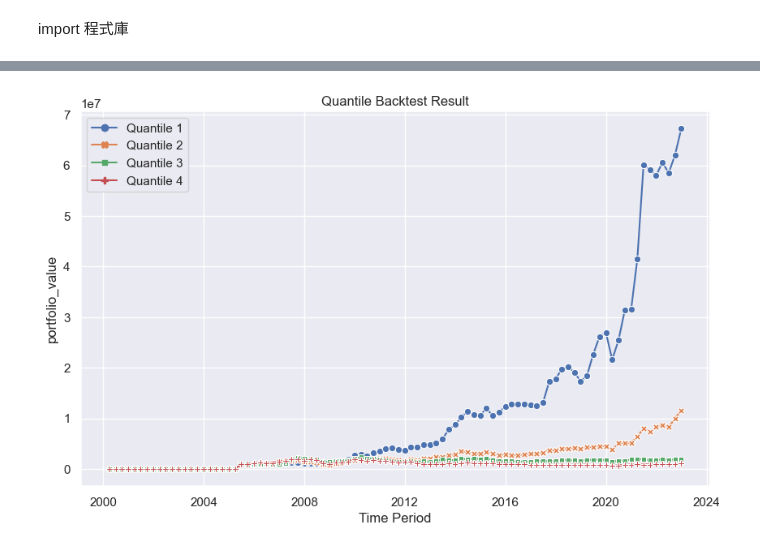
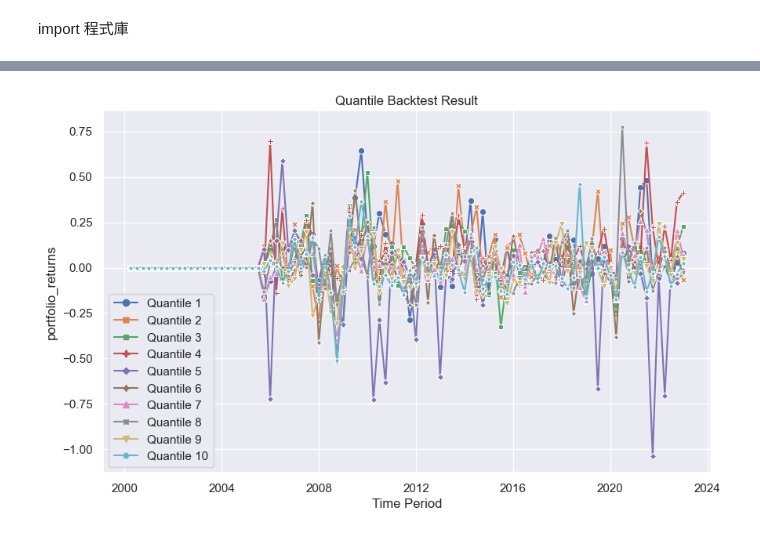
Before and after one commit to QuenHengLee/stock_factor_lab, a Jupyter notebook: main.ipynb, the cells around one changed output, grey strips where cells are left out. Saved outputs shown, nothing was run; the diff lists cells and outputs as text; code cells hidden in the pictures.

```diff
--- a/main.ipynb
+++ b/main.ipynb
@@ -16,3 +16,7 @@ import plotly.express as px
 # %%
 # 建立取得資料物件
 data = Data()
+# 建立資料分割物件
+seperate_company = SeperateCompany()
+# 建立畫圖物件
+plotter = Plot()
@@ -22,4 +23,4 @@ seperate_company = SeperateCompany()
 # %%
 # 測試輸出財報資料
-roe = data.get('report:roe')
+roe = data.get('report:EPS')
 # %% [output]
@@ -177,24 +33,0 @@ df.to_csv('./OutputFile/df.csv', index=True)  # index=False表示不儲存索引
-# %%
-
-# 设置Seaborn的风格
-sns.set(style="darkgrid")
-
-# 创建一个绘图
-plt.figure(figsize=(10, 6))  # 设置图形的大小
-
-# 使用Seaborn的lineplot函数绘制N个折线图
-# 将每个Series的数据列名传递给x和y参数，并使用hue参数指定颜色分组
-sns.lineplot(data=df, markers=True, dashes=False)  # 可以根据需要自定义其他参数
-
-# 添加标题和标签
-plt.title('Quantile Backtest Result')
-plt.xlabel('Time Period')
-plt.ylabel('portfolio_value')
-
-# 显示图例
-plt.legend(loc='best')
-
-# 显示图形
-plt.show()
-# %% [output]
-[figure, removed]
@@ -206,0 +34,5 @@ fig.show()
+# %%
+# 畫圖
+plotter.plot(output,index="portfolio_returns")
+# %% [output]
+[figure, added]
```
Also changed, not shown: parts of 16 cells of this notebook, 3 other files.
